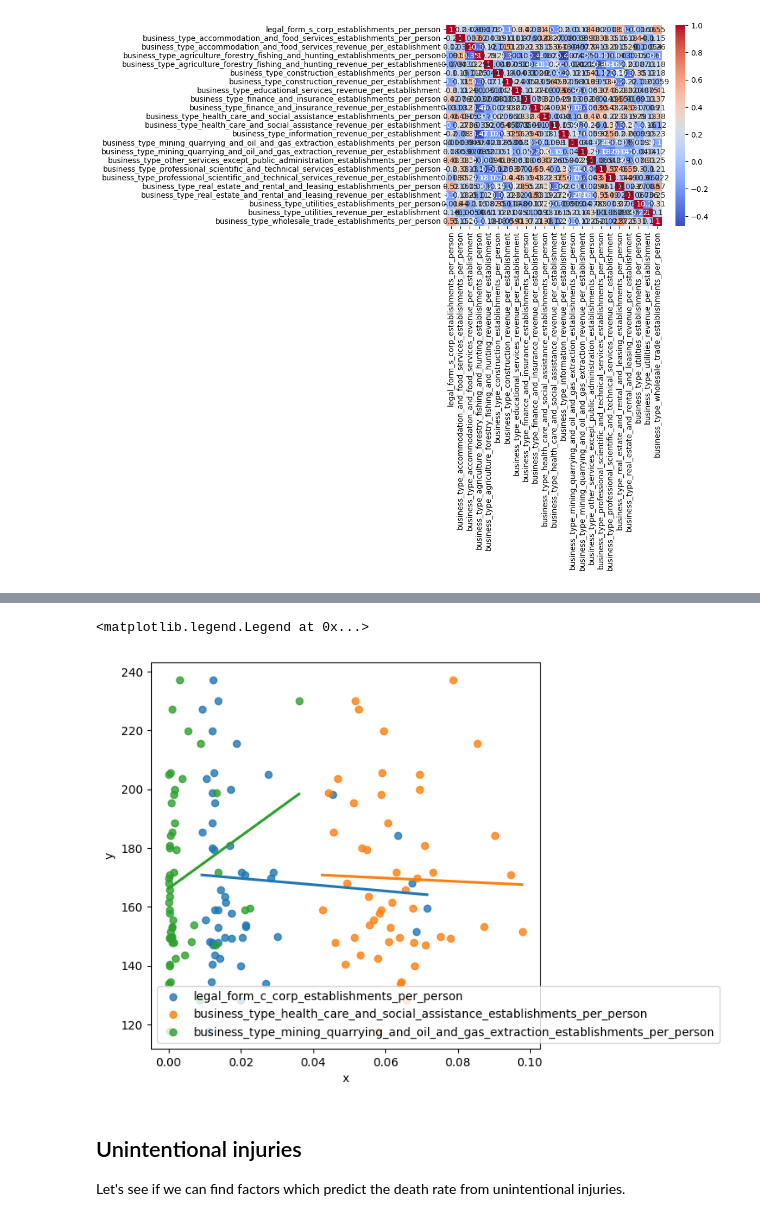
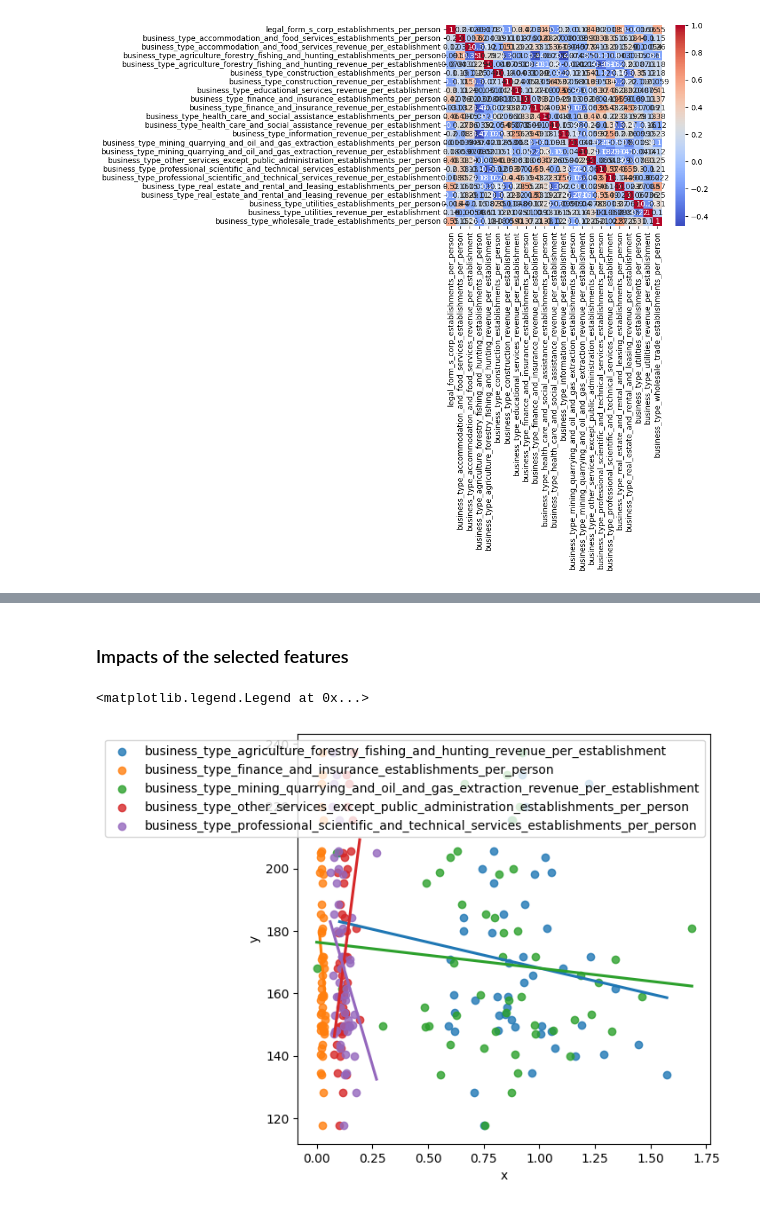
Before and after one commit to jsf80238/data_science, a Jupyter notebook: notebooks/death_rate.ipynb, the cells around one changed output, grey strips where cells are left out. Saved outputs shown, nothing was run; the diff lists cells and outputs as text; code cells hidden in the pictures.

```diff
--- a/notebooks/death_rate.ipynb
+++ b/notebooks/death_rate.ipynb
@@ -1110,6 +1114,8 @@ def get_non_collinear_features(
 Let's see if we can find factors which predict the death rate from heart disease.
 # %%
 threshold = 0.6  # Set the threshold for collinearity
+
+heart_disease_df = frames_by_cause_dict["Heart disease"]
 
 candidate_feature_list = [x for x in this_df.columns if is_feature(x)]
 non_collinear_feature_list = get_non_collinear_features(
@@ -1117,7 +1123,7 @@ non_collinear_feature_list = get_non_collinear_features(
     feature_list=candidate_feature_list,
     threshold=threshold,
 )
-this_df = frames_by_cause_dict["Heart disease"][non_collinear_feature_list]
+this_df = heart_disease_df[non_collinear_feature_list]
 correlation_matrix = this_df.corr()
 sns.heatmap(correlation_matrix, annot=True, cmap='coolwarm')
 # %% [output]
@@ -1204,15 +1214,14 @@ OLS Regression Results
 | Kurtosis: | 2.384 | Cond. No. | 290. |
 Notes:
 [1] Standard Errors assume that the covariance matrix of the errors is correctly specified.
+# %% [markdown]
+### Impacts of the selected features
 # %%
 fig, ax = plt.subplots(figsize=(6, 6))
 for feature in refined_column_list:
-    sns.regplot(x=feature, y="death_rate", data=this_df, fit_reg=True, ci=None, ax=ax, label=feature)
+    sns.regplot(x=feature, y="death_rate", data=heart_disease_df, fit_reg=True, ci=None, ax=ax, label=feature)
 ax.set(ylabel='y', xlabel='x')
 ax.legend()
 # %% [output]
 <matplotlib.legend.Legend at 0x...>
-[figure, old version]
+[figure, new version]
-# %% [markdown]
-## Unintentional injuries
-Let's see if we can find factors which predict the death rate from unintentional injuries.
```
Also changed, not shown: parts of 13 cells of this notebook.
